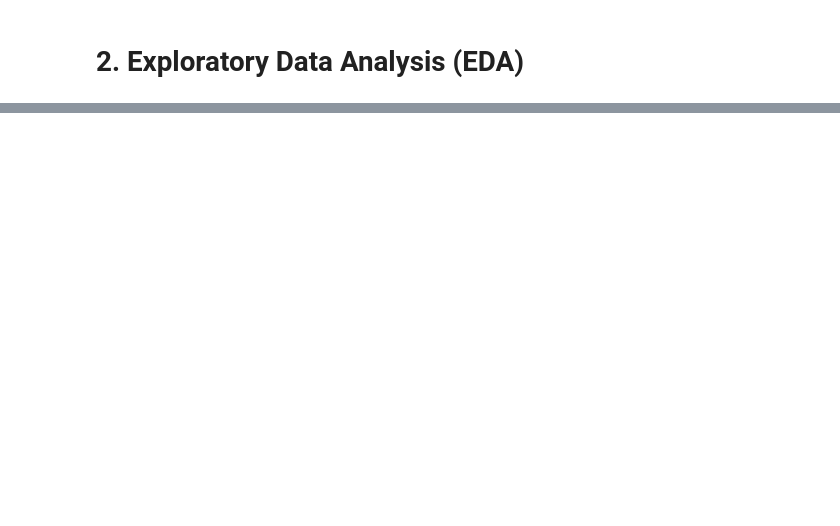
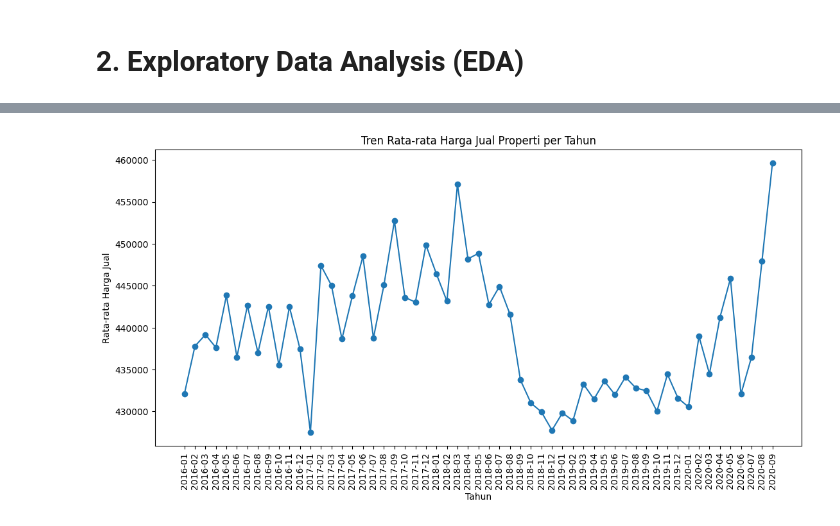
Before and after one commit to mhmhatta/SGResalePrice, a Jupyter notebook: Tubes PML Kelompok GaNi.ipynb, the cells around one changed output, grey strips where cells are left out. Saved outputs shown, nothing was run; the diff lists cells and outputs as text; code cells hidden in the pictures; blank space fills up the shorter version.

```diff
--- a/Tubes PML Kelompok GaNi.ipynb
+++ b/Tubes PML Kelompok GaNi.ipynb
@@ -342,0 +604,4 @@ Kesimpulan dari mencari posibilitas data outlier ini adalah bahwa data data yang
+# %%
+# Persiapan data
+df['datetime'] = pd.to_datetime(df['month'])
+df['year'] = df['datetime'].dt.year
@@ -342,0 +624,12 @@ Kesimpulan dari mencari posibilitas data outlier ini adalah bahwa data data yang
+# %%
+average_price_per_year = df.groupby('month')['resale_price'].mean()
+
+plt.figure(figsize=(13, 6))
+plt.plot(average_price_per_year.index, average_price_per_year.values, marker='o')
+plt.title('Tren Rata-rata Harga Jual Properti per Tahun')
+plt.xlabel('Tahun')
+plt.ylabel('Rata-rata Harga Jual')
+plt.xticks(rotation = 90)
+plt.show()
+# %% [output]
+[figure, added]
```
Also changed, not shown: parts of 48 cells of this notebook.
